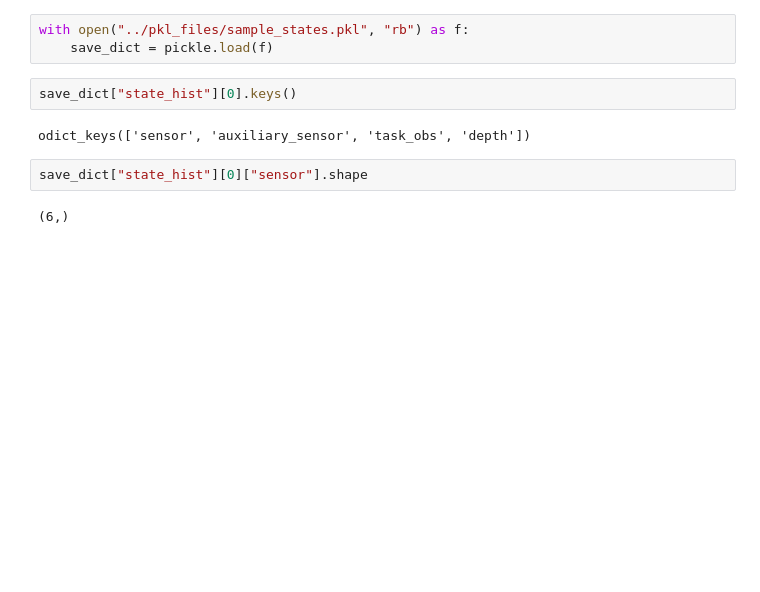
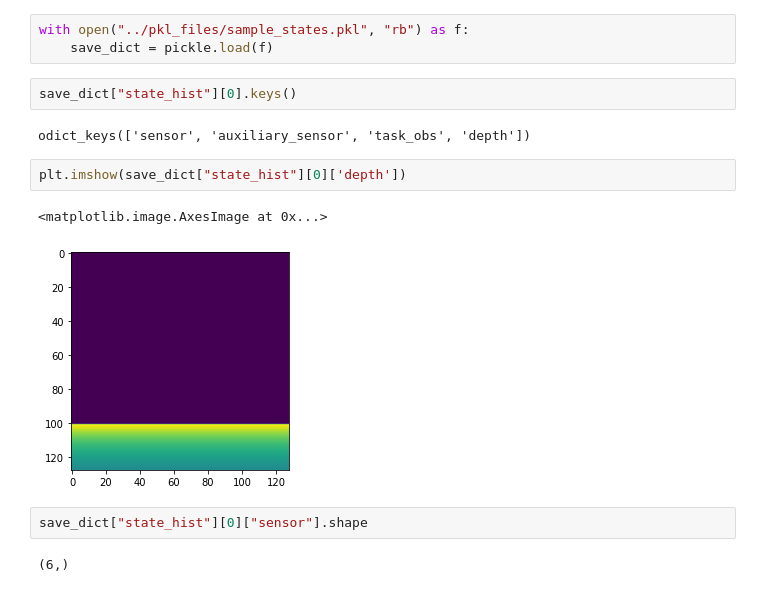
Before and after one commit to i-m-vivek/iGibson, a Jupyter notebook: igibson_usage/notebooks/tiago_exploration.ipynb, the cells around one changed output. Cells and saved outputs as stored; diff of their text form; blank space fills up the shorter version.

```diff
--- a/igibson_usage/notebooks/tiago_exploration.ipynb
+++ b/igibson_usage/notebooks/tiago_exploration.ipynb
@@ -10,6 +10,11 @@ with open("../pkl_files/sample_states.pkl", "rb") as f:
 save_dict["state_hist"][0].keys()
 # %% [output]
 odict_keys(['sensor', 'auxiliary_sensor', 'task_obs', 'depth'])
+# %%
+plt.imshow(save_dict["state_hist"][0]['depth'])
+# %% [output]
+<matplotlib.image.AxesImage at 0x...>
+[figure, added]
 # %%
 save_dict["state_hist"][0]["sensor"].shape
 # %% [output]
```
Also changed, not shown: 4 other files.
